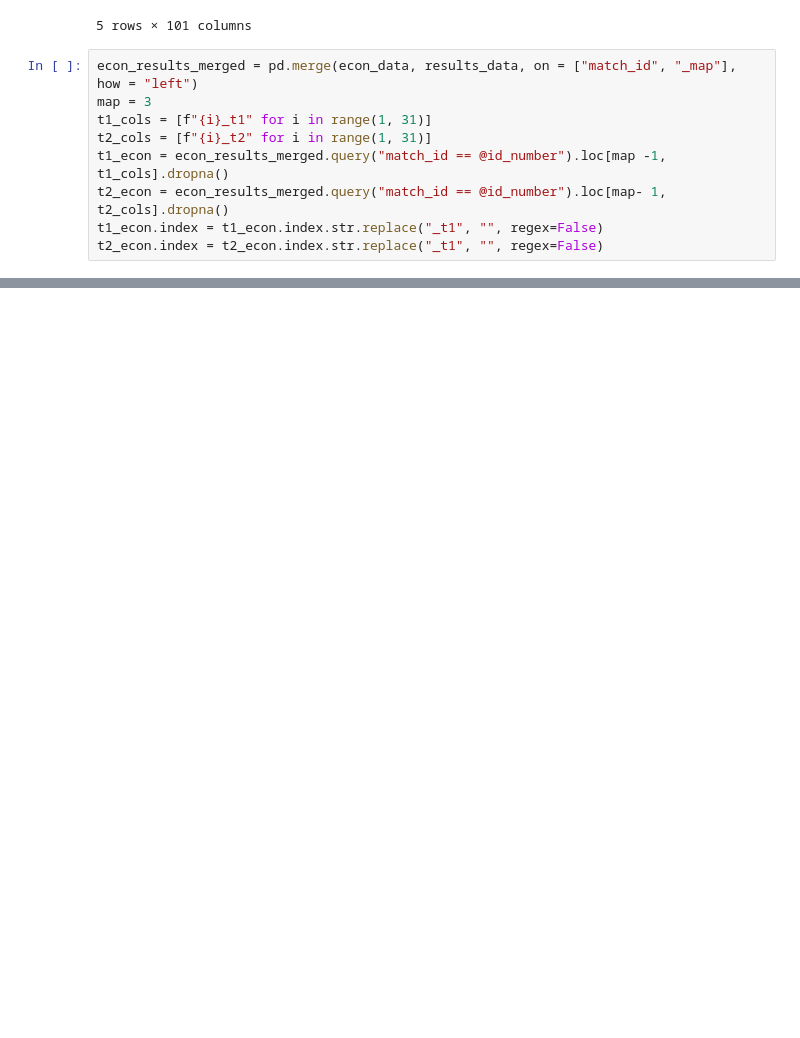
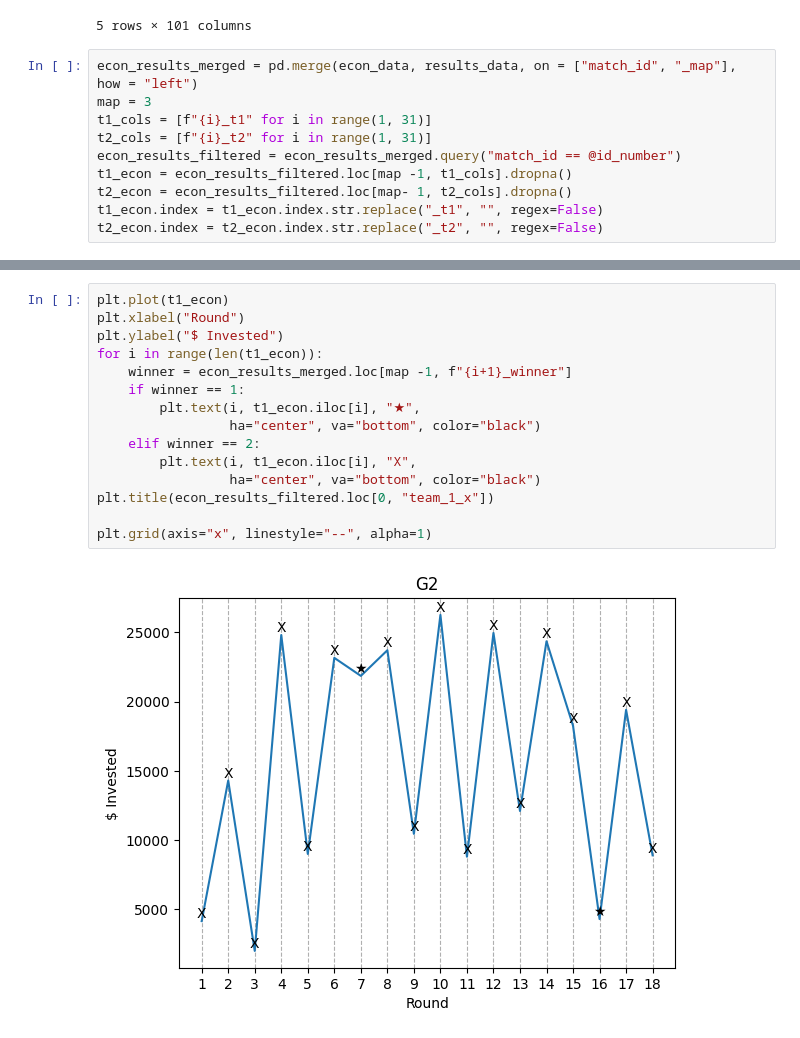
Before and after one commit to ValDevelopment/CS-GO-Team-Economy, a Jupyter notebook: notebooks/.notebook/01_data_overview_viz.ipynb, the cells around one changed output, grey strips where cells are left out. Saved outputs shown, nothing was run; the diff lists cells and outputs as text; blank space fills up the shorter version.

Commit message:
merged econ_results dataset, team-based analysis

```diff
--- a/notebooks/.notebook/01_data_overview_viz.ipynb
+++ b/notebooks/.notebook/01_data_overview_viz.ipynb
@@ -52,7 +53,8 @@ econ_results_merged = pd.merge(econ_data, results_data, on = ["match_id", "_map"
 map = 3
 t1_cols = [f"{i}_t1" for i in range(1, 31)]
 t2_cols = [f"{i}_t2" for i in range(1, 31)]
-t1_econ = econ_results_merged.query("match_id == @id_number").loc[map -1, t1_cols].dropna()
-t2_econ = econ_results_merged.query("match_id == @id_number").loc[map- 1, t2_cols].dropna()
+econ_results_filtered = econ_results_merged.query("match_id == @id_number")
+t1_econ = econ_results_filtered.loc[map -1, t1_cols].dropna()
+t2_econ = econ_results_filtered.loc[map- 1, t2_cols].dropna()
 t1_econ.index = t1_econ.index.str.replace("_t1", "", regex=False)
-t2_econ.index = t2_econ.index.str.replace("_t1", "", regex=False)
+t2_econ.index = t2_econ.index.str.replace("_t2", "", regex=False)
@@ -88,3 +91,20 @@ for i in range(len(t1_econ)):
                  ha="center", va="bottom", color="orange")
 # %% [output]
 [figure]
+# %%
+plt.plot(t1_econ)
+plt.xlabel("Round")
+plt.ylabel("$ Invested")
+for i in range(len(t1_econ)):
+    winner = econ_results_merged.loc[map -1, f"{i+1}_winner"]
+    if winner == 1:
+        plt.text(i, t1_econ.iloc[i], "★",
+                 ha="center", va="bottom", color="black")
+    elif winner == 2:
+        plt.text(i, t1_econ.iloc[i], "X",
+                 ha="center", va="bottom", color="black")
+plt.title(econ_results_filtered.loc[0, "team_1_x"])
+
+plt.grid(axis="x", linestyle="--", alpha=1)
+# %% [output]
+[figure, added]
```
Also changed, not shown: parts of 8 cells of this notebook, 1 other file.
